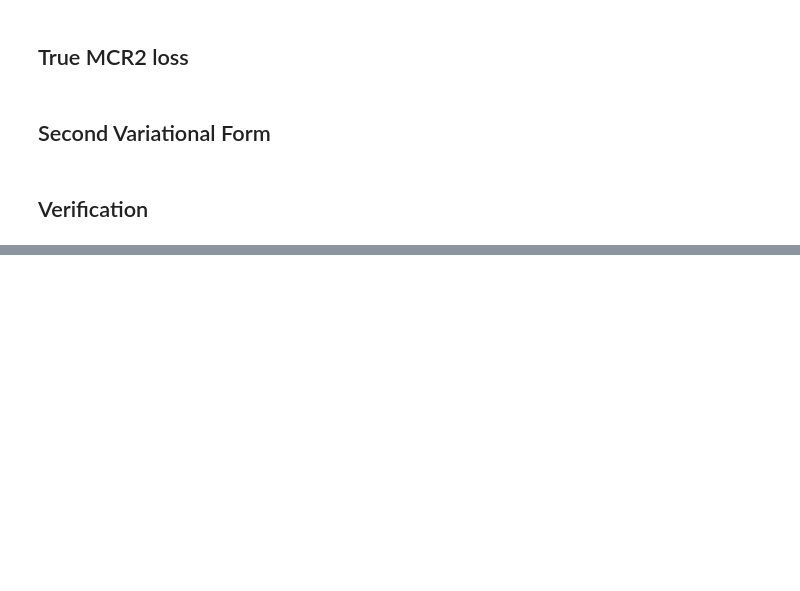
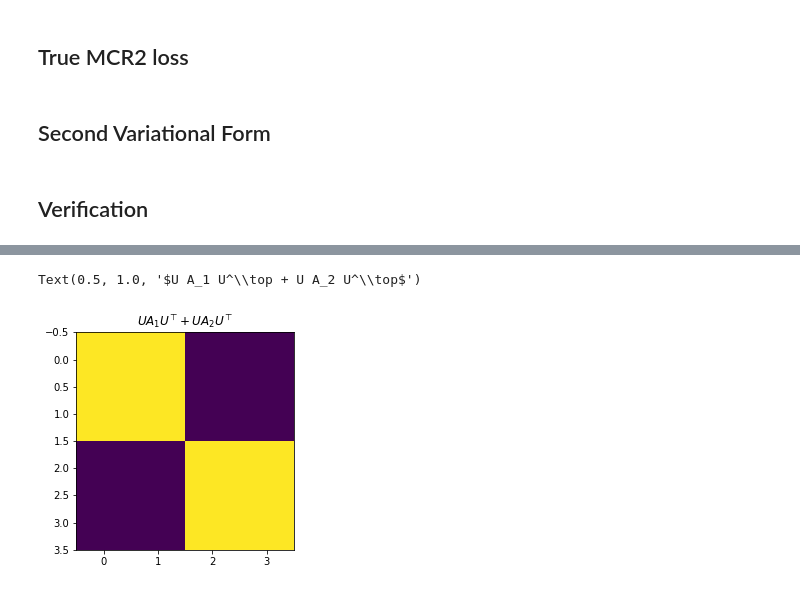
Before and after one commit to kebaek/mcr2, a Jupyter notebook: notebooks/variational-equation10.ipynb, the cells around one changed output, grey strips where cells are left out. Drawn from its saved outputs; the diff is of its cells as text; code cells hidden in the pictures; blank space fills up the shorter version.

```diff
--- a/notebooks/variational-equation10.ipynb
+++ b/notebooks/variational-equation10.ipynb
@@ -179 +204,7 @@ A = r(A).detach()
+# %%
+plt.imshow(U@r(A[0]).diag()@U.T + U@r(A[1]).diag()@U.T)
+plt.title(r'$U A_1 U^\top + U A_2 U^\top$')
+# %% [output]
+Text(0.5, 1.0, '$U A_1 U^\\top + U A_2 U^\\top$')
+[figure, added]
 # %%
```
Also changed, not shown: parts of 26 cells of this notebook, 4 other files.
